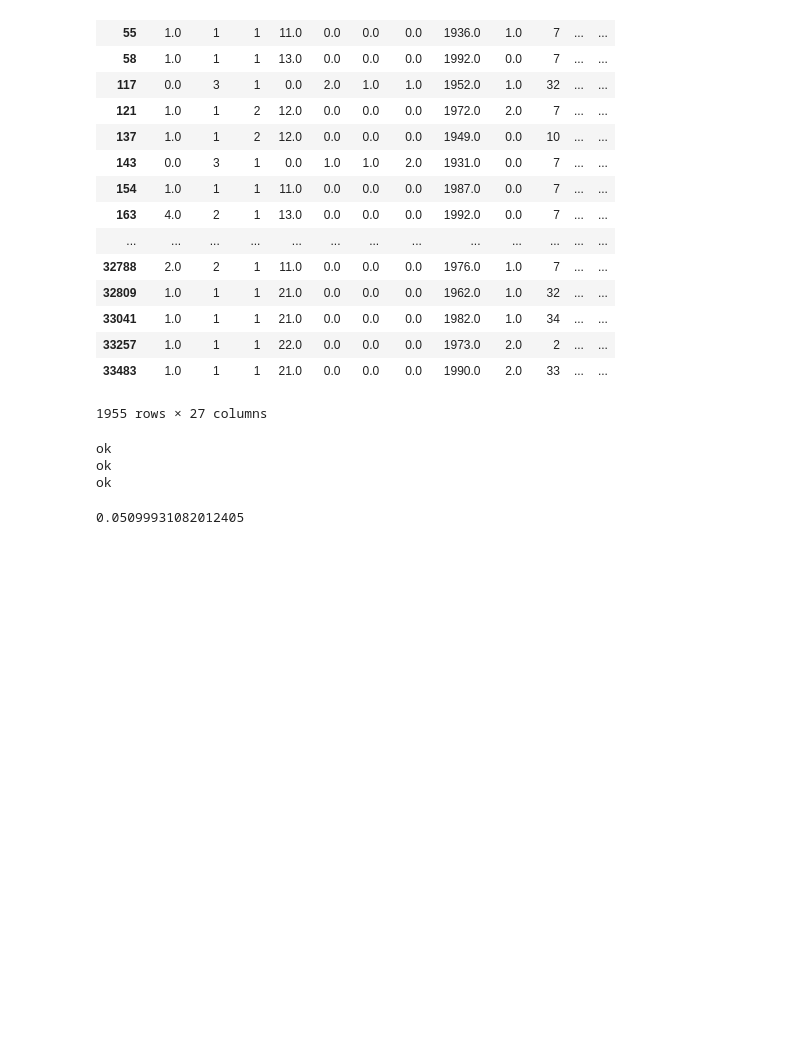
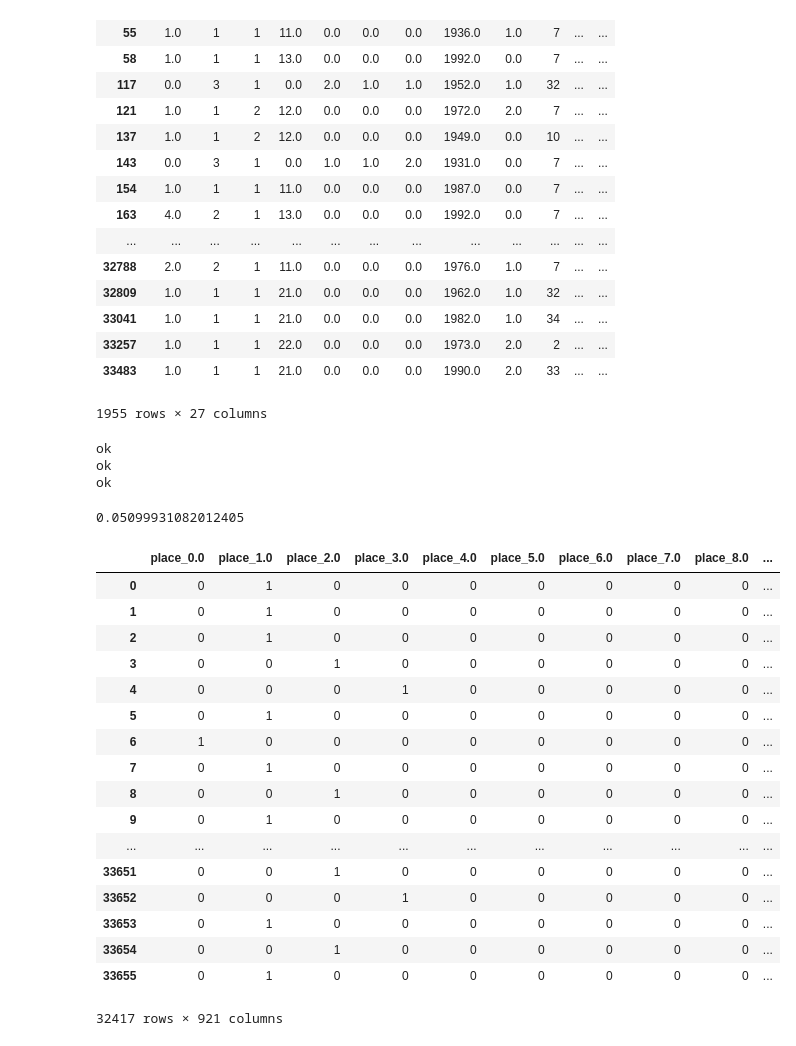
Before and after one commit to LRobergeon/TP_AccidentsRouteLyon, a Jupyter notebook: code/code_paulo_lolo.ipynb, the cells around one changed output. Drawn from its saved outputs; the diff is of its cells as text; code cells hidden in the pictures; blank space fills up the shorter version.

```diff
--- a/code/code_paulo_lolo.ipynb
+++ b/code/code_paulo_lolo.ipynb
@@ -509,3 +509,41 @@ ok
 premier_essai
 # %% [output]
 0.05099931082012405
+# %%
+colonnes_inutiles = ['num_veh',
+                     'Num_Acc',
+                     'locp',
+                     'actp',
+                     'etatp',
+                     'catv',
+                     'hrmn',
+                     'mois',
+                     'jour',
+                     'catvopp',
+                     'occutc',
+                     'place']
+df_intermediaire = merged_data.drop(colonnes_inutiles,axis = 1)
+df = pd.get_dummies(merged_data, columns = merged_data.columns)
+
+df.to_csv('/Users/ppx/Desktop/item.csv')
+# %%
+df
+# %% [output]
+|  | place_0.0 | place_1.0 | place_2.0 | place_3.0 | place_4.0 | place_5.0 | place_6.0 | place_7.0 | place_8.0 | ... |
+| 0 | 0 | 1 | 0 | 0 | 0 | 0 | 0 | 0 | 0 | ... |
+| 1 | 0 | 1 | 0 | 0 | 0 | 0 | 0 | 0 | 0 | ... |
+| 2 | 0 | 1 | 0 | 0 | 0 | 0 | 0 | 0 | 0 | ... |
+| 3 | 0 | 0 | 1 | 0 | 0 | 0 | 0 | 0 | 0 | ... |
+| 4 | 0 | 0 | 0 | 1 | 0 | 0 | 0 | 0 | 0 | ... |
+| 5 | 0 | 1 | 0 | 0 | 0 | 0 | 0 | 0 | 0 | ... |
+| 6 | 1 | 0 | 0 | 0 | 0 | 0 | 0 | 0 | 0 | ... |
+| 7 | 0 | 1 | 0 | 0 | 0 | 0 | 0 | 0 | 0 | ... |
+| 8 | 0 | 0 | 1 | 0 | 0 | 0 | 0 | 0 | 0 | ... |
+| 9 | 0 | 1 | 0 | 0 | 0 | 0 | 0 | 0 | 0 | ... |
+| ... | ... | ... | ... | ... | ... | ... | ... | ... | ... | ... |
+| 33651 | 0 | 0 | 1 | 0 | 0 | 0 | 0 | 0 | 0 | ... |
+| 33652 | 0 | 0 | 0 | 1 | 0 | 0 | 0 | 0 | 0 | ... |
+| 33653 | 0 | 1 | 0 | 0 | 0 | 0 | 0 | 0 | 0 | ... |
+| 33654 | 0 | 0 | 1 | 0 | 0 | 0 | 0 | 0 | 0 | ... |
+| 33655 | 0 | 1 | 0 | 0 | 0 | 0 | 0 | 0 | 0 | ... |
+32417 rows × 921 columns
```
Also changed, not shown: parts of 2 cells of this notebook, 1 other file.
